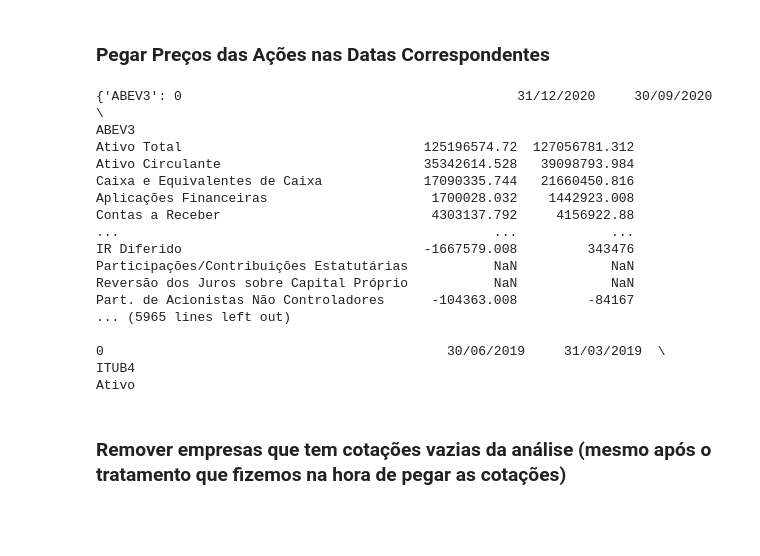
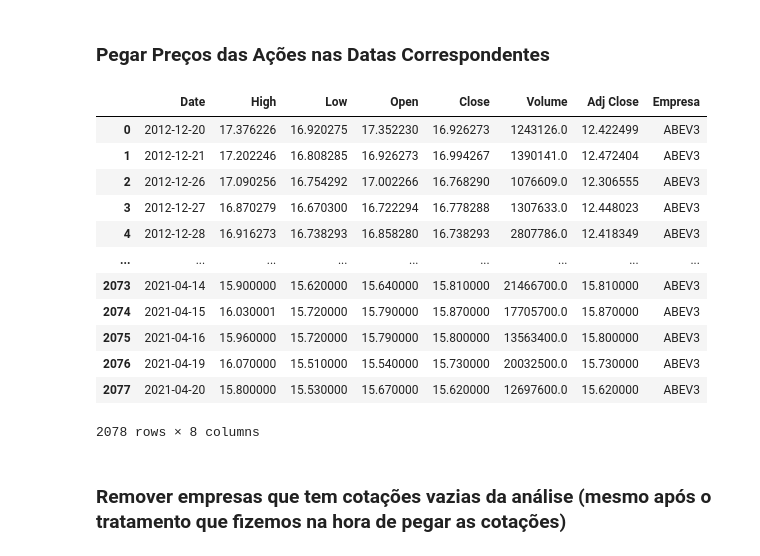
Before and after one commit to Alneide/Analise-de-acoes, a Jupyter notebook: Arquivo Inicial.ipynb, the cells around one changed output. Saved outputs shown, nothing was run; the diff lists cells and outputs as text; code cells hidden in the pictures; blank space fills up the shorter version.

```diff
--- a/Arquivo Inicial.ipynb
+++ b/Arquivo Inicial.ipynb
@@ -254,26 +254,26 @@ WARNING *** OLE2 inconsistency: SSCS size is 0 but SSAT size is non-zero
 ... (3 outputs left out)
 # %% [markdown]
 ### Pegar Preços das Ações nas Datas Correspondentes
-# %%
-print(fundamentos)
-# %% [output]
-{'ABEV3': 0                                           31/12/2020     30/09/2020  \
-ABEV3
-Ativo Total                               125196574.72  127056781.312
-Ativo Circulante                          35342614.528   39098793.984
-Caixa e Equivalentes de Caixa             17090335.744   21660450.816
-Aplicações Financeiras                     1700028.032    1442923.008
-Contas a Receber                           4303137.792     4156922.88
-...                                                ...            ...
-IR Diferido                               -1667579.008         343476
-Participações/Contribuições Estatutárias           NaN            NaN
-Reversão dos Juros sobre Capital Próprio           NaN            NaN
-Part. de Acionistas Não Controladores      -104363.008         -84167
-... (5965 lines left out)
-
-0                                            30/06/2019     31/03/2019  \
-ITUB4
-Ativo
+# %%
+cotacoes_df = pd.read_excel("Cotacoes.xlsx")
+cotacoes = {}
+for empresa in cotacoes_df["Empresa"].unique():
+    cotacoes[empresa] = cotacoes_df.loc[cotacoes_df["Empresa"]==empresa,:]
+display(cotacoes["ABEV3"])
+# %% [output]
+|  | Date | High | Low | Open | Close | Volume | Adj Close | Empresa |
+| 0 | 2012-12-20 | 17.376226 | 16.920275 | 17.352230 | 16.926273 | 1243126.0 | 12.422499 | ABEV3 |
+| 1 | 2012-12-21 | 17.202246 | 16.808285 | 16.926273 | 16.994267 | 1390141.0 | 12.472404 | ABEV3 |
+| 2 | 2012-12-26 | 17.090256 | 16.754292 | 17.002266 | 16.768290 | 1076609.0 | 12.306555 | ABEV3 |
+| 3 | 2012-12-27 | 16.870279 | 16.670300 | 16.722294 | 16.778288 | 1307633.0 | 12.448023 | ABEV3 |
+| 4 | 2012-12-28 | 16.916273 | 16.738293 | 16.858280 | 16.738293 | 2807786.0 | 12.418349 | ABEV3 |
+| ... | ... | ... | ... | ... | ... | ... | ... | ... |
+| 2073 | 2021-04-14 | 15.900000 | 15.620000 | 15.640000 | 15.810000 | 21466700.0 | 15.810000 | ABEV3 |
+| 2074 | 2021-04-15 | 16.030001 | 15.720000 | 15.790000 | 15.870000 | 17705700.0 | 15.870000 | ABEV3 |
+| 2075 | 2021-04-16 | 15.960000 | 15.720000 | 15.790000 | 15.800000 | 13563400.0 | 15.800000 | ABEV3 |
+| 2076 | 2021-04-19 | 16.070000 | 15.510000 | 15.540000 | 15.730000 | 20032500.0 | 15.730000 | ABEV3 |
+| 2077 | 2021-04-20 | 15.800000 | 15.530000 | 15.670000 | 15.620000 | 12697600.0 | 15.620000 | ABEV3 |
+2078 rows × 8 columns
 # %% [markdown]
 ### Remover empresas que tem cotações vazias da análise (mesmo após o tratamento que fizemos na hora de pegar as cotações)
 # %% [markdown]
```
